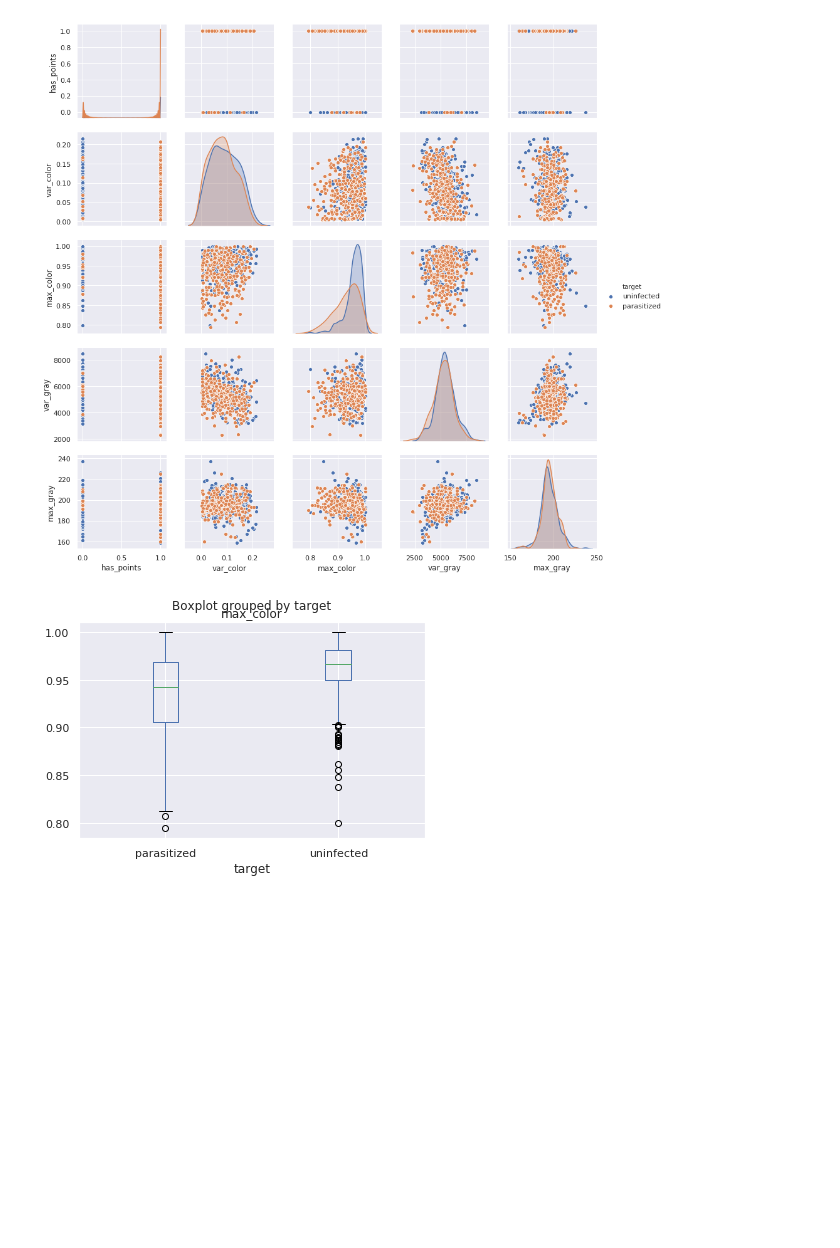
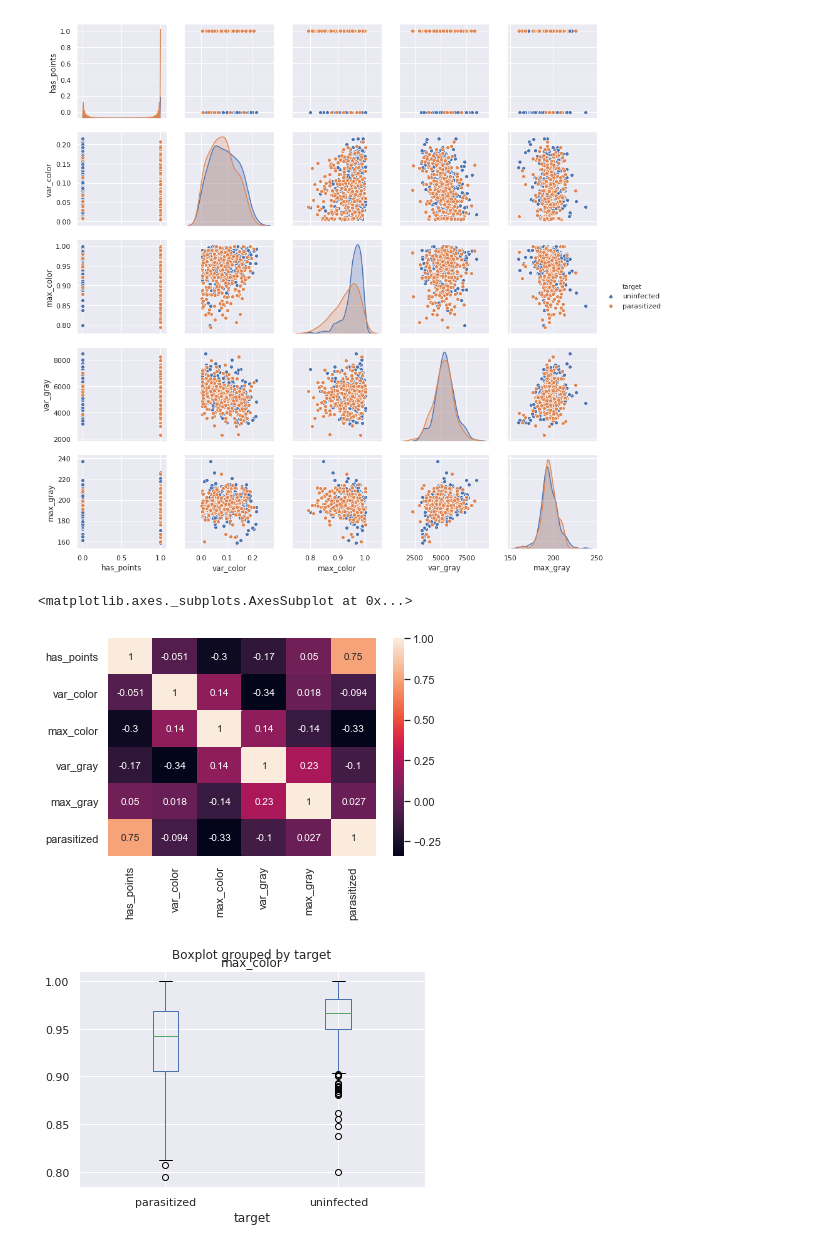
Before and after one commit to Theodb/MediChal, a Jupyter notebook: starting_kit/README.ipynb, the cells around one changed output. Drawn from its saved outputs; the diff is of its cells as text; code cells hidden in the pictures; blank space fills up the shorter version.

```diff
--- a/starting_kit/README.ipynb
+++ b/starting_kit/README.ipynb
@@ -88,6 +104,15 @@ sns.pairplot(data, hue="target")
 # %% [output]
 <seaborn.axisgrid.PairGrid at 0x...>
 [figure]
+# %%
+import pandas as pd
+datatarget = pd.get_dummies(data['target'])['parasitized']
+new_df = pd.merge(data, datatarget, right_index=True, left_index=True)
+df_new = new_df.select_dtypes(include=np.number)
+sns.heatmap(df_new.corr(), annot = True)
+# %% [output]
+<matplotlib.axes._subplots.AxesSubplot at 0x...>
+[figure, added]
 # %%
 boxplot = data.boxplot(column=['max_color'], by='target')
 # %% [output]
```
Also changed, not shown: parts of 3 cells of this notebook, 1 other file.
